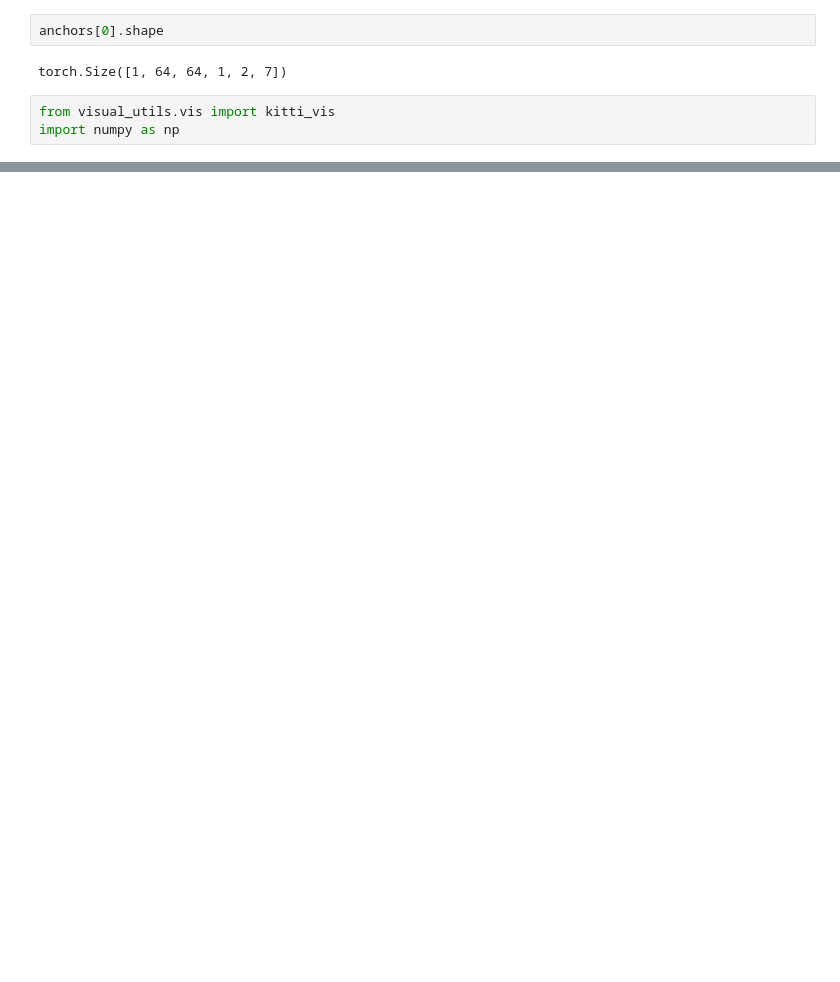
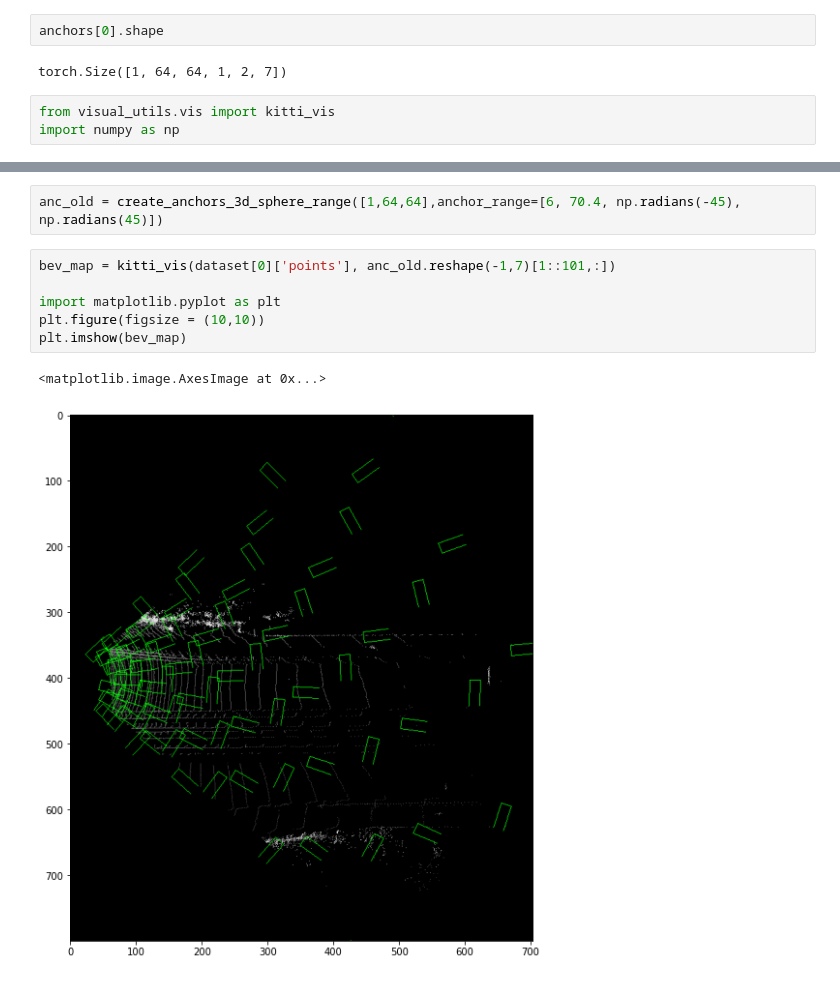
Before and after one commit to reveriel/OpenPCDet, a Jupyter notebook: tools/anchor.ipynb, the cells around one changed output, grey strips where cells are left out. Cells and saved outputs as stored; diff of their text form; blank space fills up the shorter version.

```diff
--- a/tools/anchor.ipynb
+++ b/tools/anchor.ipynb
@@ -104,0 +192,11 @@ plt.imshow(bev_map)
+# %%
+anc_old = create_anchors_3d_sphere_range([1,64,64],anchor_range=[6, 70.4, np.radians(-45), np.radians(45)])
+# %%
+bev_map = kitti_vis(dataset[0]['points'], anc_old.reshape(-1,7)[1::101,:])
+
+import matplotlib.pyplot as plt
+plt.figure(figsize = (10,10))
+plt.imshow(bev_map)
+# %% [output]
+<matplotlib.image.AxesImage at 0x...>
+[figure, added]
```
Also changed, not shown: parts of 24 cells of this notebook, 9 other files.
